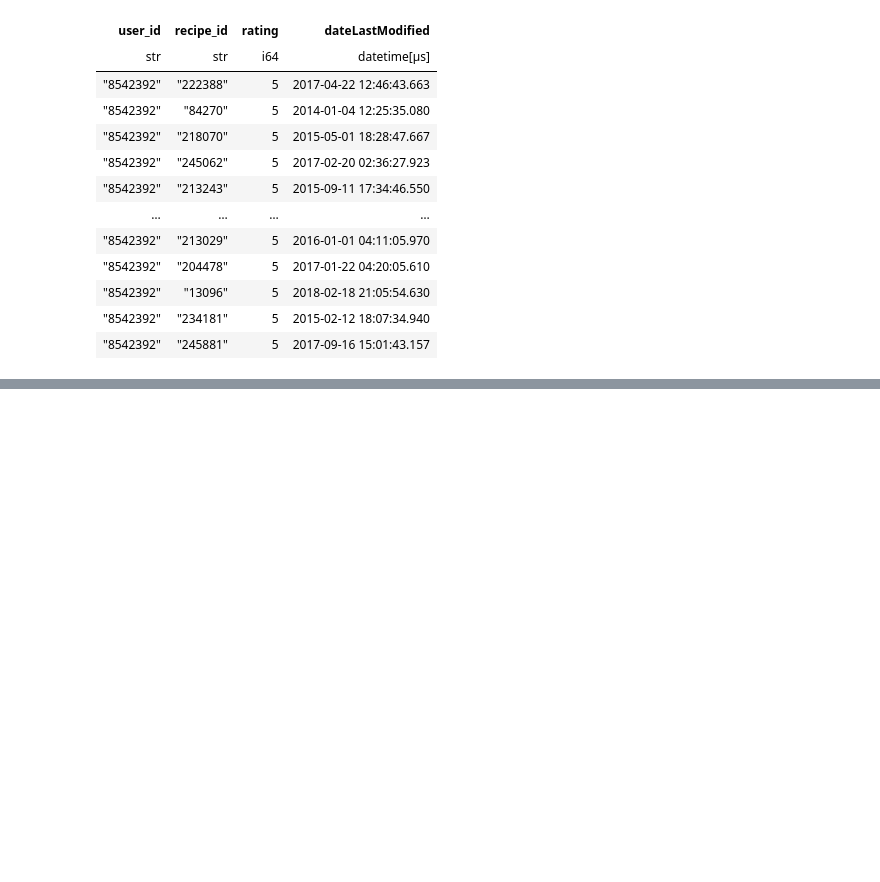
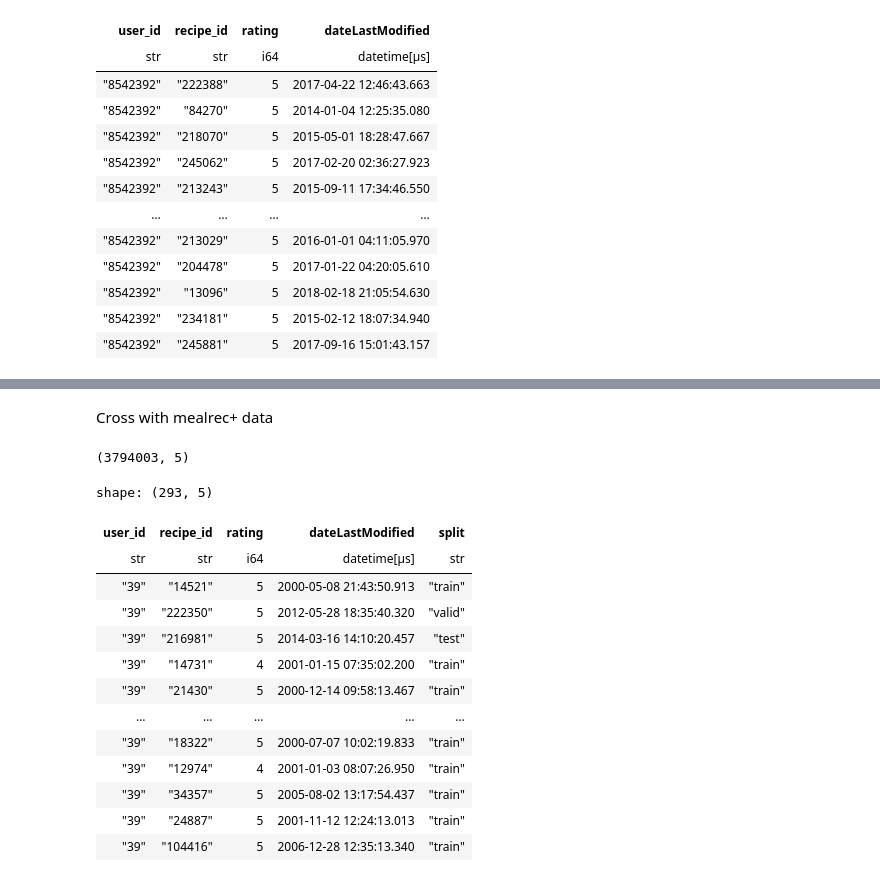
Before and after one commit to jeremy-jmc/kaggle-bigquery-hackaton-2025, a Jupyter notebook: notebooks/eda.ipynb, the cells around one changed output, grey strips where cells are left out. Drawn from its saved outputs; the diff is of its cells as text; code cells hidden in the pictures; blank space fills up the shorter version.

```diff
--- a/notebooks/eda.ipynb
+++ b/notebooks/eda.ipynb
@@ -7,7 +7,7 @@ pl.Config.set_tbl_cols(10)
 # %% [output]
 polars.config.Config
 # %%
-DATA_PATH = "../data/"
+DATA_PATH = "../data/food_recsys"
 # %%
 df_recipe = pl.read_csv(os.path.join(DATA_PATH, "raw","raw-data_recipe.csv"))
 df_interaction = pl.read_csv(os.path.join(DATA_PATH, "raw", "raw-data_interaction.csv"))
@@ -270,0 +269,29 @@ Test ratings for that recipe
+# %% [markdown]
+Cross with mealrec+ data
+# %%
+df_interaction.shape
+# %% [output]
+(3794003, 5)
+# %%
+mealrec_user = "39"
+mealrec_recipe = "61727"
+# %%
+df_interaction.filter(
+    (pl.col("user_id") == mealrec_user)
+    #(pl.col("recipe_id") == mealrec_recipe)
+)
+# %% [output]
+shape: (293, 5)
+| user_id | recipe_id | rating | dateLastModified | split |
+| str | str | i64 | datetime[μs] | str |
+| "39" | "14521" | 5 | 2000-05-08 21:43:50.913 | "train" |
+| "39" | "222350" | 5 | 2012-05-28 18:35:40.320 | "valid" |
+| "39" | "216981" | 5 | 2014-03-16 14:10:20.457 | "test" |
+| "39" | "14731" | 4 | 2001-01-15 07:35:02.200 | "train" |
+| "39" | "21430" | 5 | 2000-12-14 09:58:13.467 | "train" |
+| … | … | … | … | … |
+| "39" | "18322" | 5 | 2000-07-07 10:02:19.833 | "train" |
+| "39" | "12974" | 4 | 2001-01-03 08:07:26.950 | "train" |
+| "39" | "34357" | 5 | 2005-08-02 13:17:54.437 | "train" |
+| "39" | "24887" | 5 | 2001-11-12 12:24:13.013 | "train" |
+| "39" | "104416" | 5 | 2006-12-28 12:35:13.340 | "train" |
```
Also changed, not shown: parts of 10 cells of this notebook, 3 other files.
